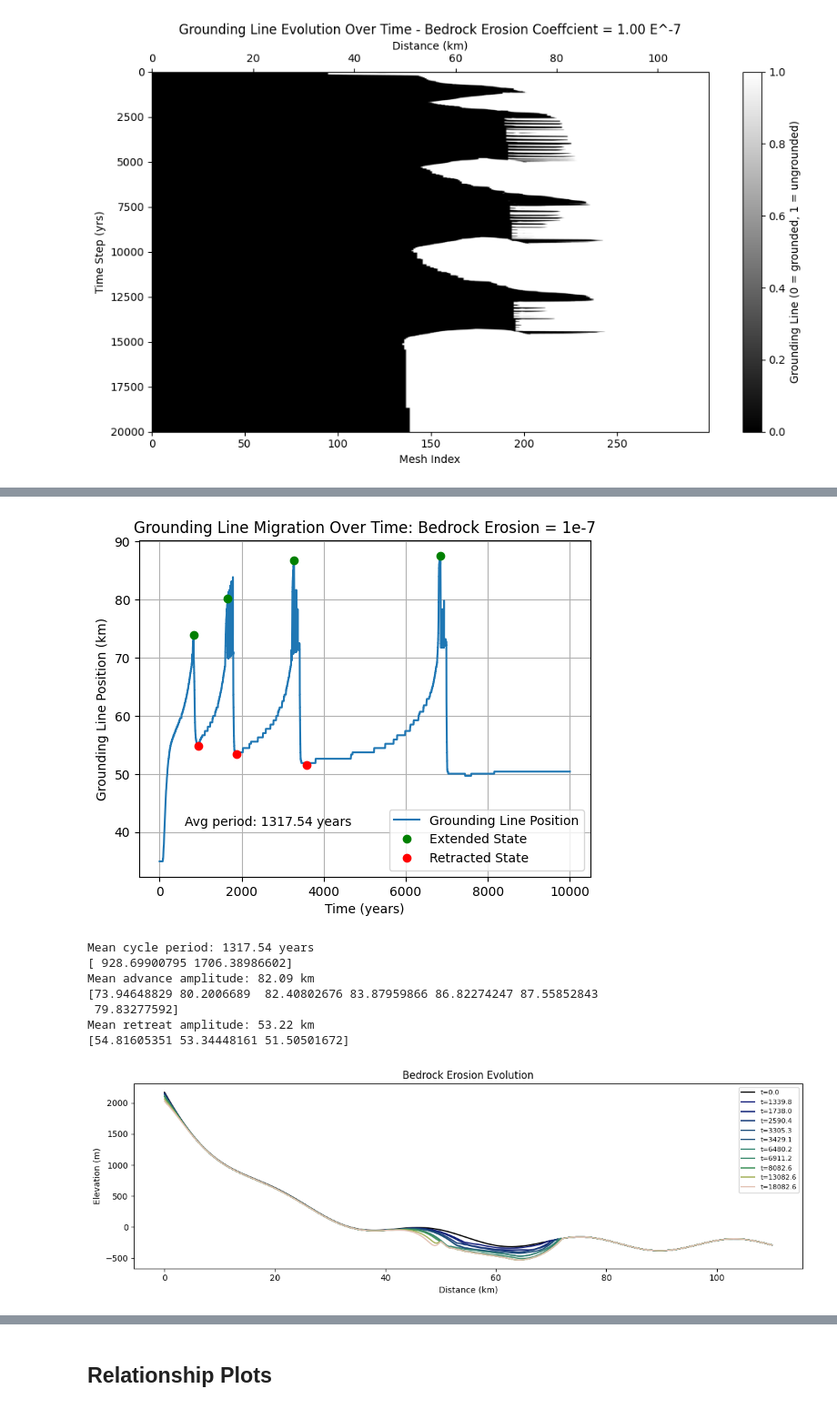
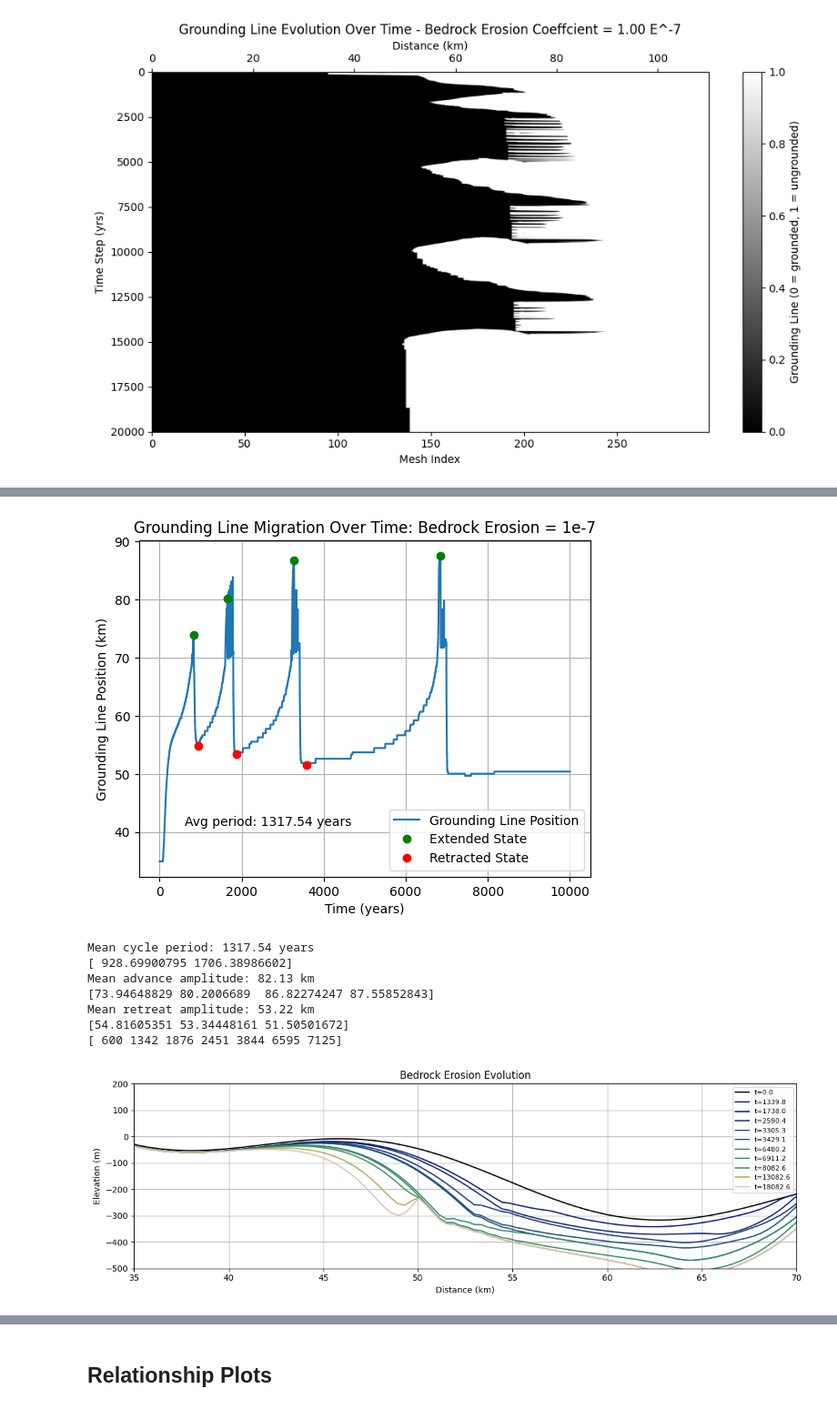
Before and after one commit to ktlix2ski/brinkmodeltest, a Jupyter notebook: Analysis/BedrockErosion_Tests.ipynb, the cells around one changed output, grey strips where cells are left out. Shown at 91% size. Drawn from its saved outputs; the diff is of its cells as text; code cells hidden in the pictures.

```diff
--- a/Analysis/BedrockErosion_Tests.ipynb
+++ b/Analysis/BedrockErosion_Tests.ipynb
@@ -144,7 +158,7 @@ plt.show()
 Grounding Line plotting - Bedrock Erosion = 5.5 e -9
 # %%
 gl_run_title_be_55e9 = str("Grounding Line Evolution Over Time - Bedrock Erosion Coeffcient = 5.5e-9")
-be_55e9 = "/media/kayatroyer/KayaDrive/Thesis/OfficialExperimentRuns/20kTests/Be_Tests/DATA_Dictionary_2025_04_27__17_37_27_BE55e-9.pkl.gz"
+be_55e9 = "/home/kayatroyer/Repositories/brinkmodeltest/Output/Variable_Dictionaries/DATA_Dictionary_2025_04_27__17_37_27.pkl.gz"
 with gzip.open(be_55e9, 'rb') as f:
     DATA_dict_be_55e9 = pickle.load(f)
 # %%
@@ -270,7 +298,7 @@ plt.show()
 Grounding Line plotting - Bedrock Erosion = 1.0 e -8
 # %%
 gl_run_title_be_1e8 = str("Grounding Line Evolution Over Time - Bedrock Erosion Coeffcient = 1.00 E^-8")
-be_1e8 = "/media/kayatroyer/KayaDrive/Thesis/OfficialExperimentRuns/20kTests/Be_Tests/DATA_Dictionary_2025_04_27__18_26_36_BE1e-8.pkl.gz"
+be_1e8 = "/home/kayatroyer/Repositories/brinkmodeltest/Output/Variable_Dictionaries/DATA_Dictionary_2025_04_27__18_26_36.pkl.gz"
 with gzip.open(be_1e8, 'rb') as f:
     DATA_dict_be_1e8 = pickle.load(f)
 # %%
@@ -396,7 +438,7 @@ plt.show()
 Grounding Line plotting - Bedrock Erosion = 5.5 e -8
 # %%
 gl_run_title_be_55e8 = str("Grounding Line Evolution Over Time - Bedrock Erosion Coeffcient = 5.5e-8")
-be_55e8 = "/media/kayatroyer/KayaDrive/Thesis/OfficialExperimentRuns/20kTests/Be_Tests/DATA_Dictionary_2025_04_27__19_13_43_BE55e-8.pkl.gz"
+be_55e8 = "/home/kayatroyer/Repositories/brinkmodeltest/Output/Variable_Dictionaries/DATA_Dictionary_2025_04_27__19_13_43.pkl.gz"
 with gzip.open(be_55e8, 'rb') as f:
     DATA_dict_be_55e8 = pickle.load(f)
 # %%
@@ -519,7 +575,7 @@ plt.show()
 Grounding Line plotting - Bedrock Erosion = 1.0 e -7
 # %%
 gl_run_title_be_1e7 = str("Grounding Line Evolution Over Time - Bedrock Erosion Coeffcient = 1.00 E^-7")
-be_1e7 = "/media/kayatroyer/KayaDrive/Thesis/OfficialExperimentRuns/20kTests/Be_Tests/DATA_Dictionary_2025_04_27__21_53_13_BE1e-7.pkl.gz"
+be_1e7 = "/home/kayatroyer/Repositories/brinkmodeltest/Output/Variable_Dictionaries/DATA_Dictionary_2025_04_27__21_53_13.pkl.gz"
 with gzip.open(be_1e7, 'rb') as f:
     DATA_dict_be_1e7 = pickle.load(f)
 # %%
@@ -587,7 +646,7 @@ pruned_peaks = np.array(pruned_peaks)
 
 troughs_be_1e7, _ = find_peaks(-GL_km_be_1e7, prominence=18, distance = 1000)
 periods_be_1e7 = np.diff(np.array(time)[troughs_be_1e7])
-adv_dists_be_1e7 = GL_km_be_1e7[peaks_be_1e7]
+adv_dists_be_1e7 = GL_km_be_1e7[pruned_peaks]
 ret_dists__be_1e7 = GL_km_be_1e7[troughs_be_1e7]
 
 
@@ -610,45 +669,47 @@ print(adv_dists_be_1e7)
 
 print(f"Mean retreat amplitude: {np.mean(ret_dists__be_1e7):.2f} km")
 print(ret_dists__be_1e7)
+
+print(peaks_be_1e7)
 # %% [output]
 [figure]
 Mean cycle period: 1317.54 years
 [ 928.69900795 1706.38986602]
-Mean advance amplitude: 82.09 km
-[73.94648829 80.2006689  82.40802676 83.87959866 86.82274247 87.55852843
- 79.83277592]
+Mean advance amplitude: 82.13 km
+[73.94648829 80.2006689  86.82274247 87.55852843]
 Mean retreat amplitude: 53.22 km
 [54.81605351 53.34448161 51.50501672]
+[ 600 1342 1876 2451 3844 6595 7125]
 # %%
 num_points = len(next(iter(bed_dict_1e7.values())))
 x_km = mesh_index_to_km(np.arange(num_points))
 time = list(bed_dict_1e7.keys())
 # bed_profile = bed_dict[timesteps[0]]
 norm = plt.Normalize(min(time), max(time))
 cmap = cm.gist_earth
 
 plt.figure(figsize=(12,4))
 
 for i, t in enumerate(time):
     if i % 1000 != 0:
         continue
 
     bed = bed_dict_1e7[t]
     color = cmap(norm(t))
     plt.plot(x_km, bed, color=color, label=f't={t:.1f}' if i % 25 == 0 else "")
 
 plt.xlabel("Distance (km)")
 plt.ylabel("Elevation (m)")
 plt.title("Bedrock Erosion Evolution")
 # plt.gca().invert_xaxis()
 plt.legend(loc="best", fontsize=8)
 sm = plt.cm.ScalarMappable(cmap=cmap, norm=norm)
-# plt.xlim(35,70)
-# plt.ylim(-500,200)
+plt.xlim(35,70)
+plt.ylim(-500,200)
 # plt.colorbar(sm, label='Time (years)', ax=plt.gca())
 # plt.axvline(x=0, color='gray', linestyle='--', linewidth=2)
-
+plt.grid()
 plt.tight_layout()
 plt.show()
 # %% [output]
-[figure, old version]
+[figure, new version]
```
Also changed, not shown: parts of 18 cells of this notebook, 8 other files.
